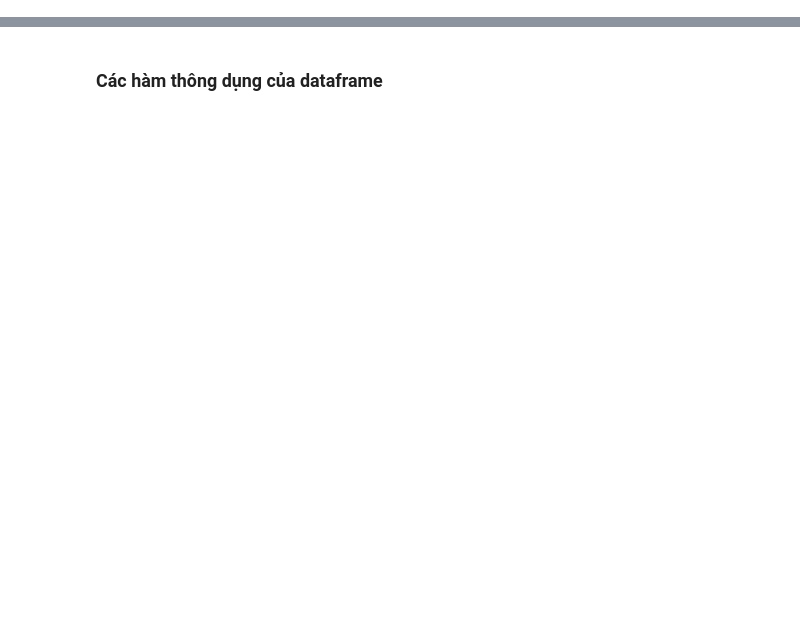
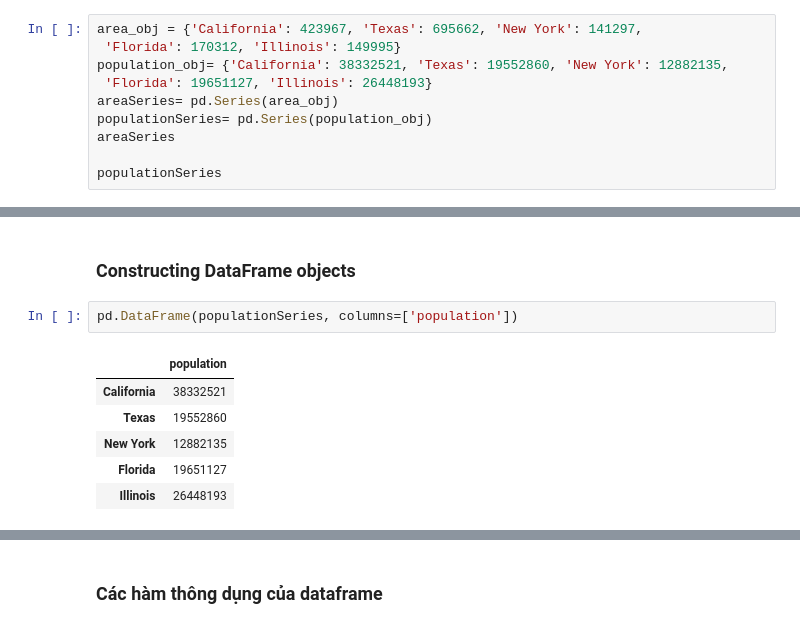
Before and after one commit to sonhoang23/Data-Science, a Jupyter notebook: repos/SonHoang23/1. PythonDataScienceHandbook/CodeExplore_1_Pandas_DataFrame/Pandas.ipynb, the cells around one changed output, grey strips where cells are left out. Drawn from its saved outputs; the diff is of its cells as text; blank space fills up the shorter version.

```diff
--- a/repos/SonHoang23/1. PythonDataScienceHandbook/CodeExplore_1_Pandas_DataFrame/Pandas.ipynb
+++ b/repos/SonHoang23/1. PythonDataScienceHandbook/CodeExplore_1_Pandas_DataFrame/Pandas.ipynb
@@ -7,0 +140,10 @@ iris_dataframe= pd.DataFrame(X_train, columns= iris_dataset.feature_names)
+# %%
+area_obj = {'California': 423967, 'Texas': 695662, 'New York': 141297,
+ 'Florida': 170312, 'Illinois': 149995}
+population_obj= {'California': 38332521, 'Texas': 19552860, 'New York': 12882135,
+ 'Florida': 19651127, 'Illinois': 26448193}
+areaSeries= pd.Series(area_obj)
+populationSeries= pd.Series(population_obj)
+areaSeries
+
+populationSeries
@@ -7,0 +186,11 @@ iris_dataframe= pd.DataFrame(X_train, columns= iris_dataset.feature_names)
+# %% [markdown]
+### Constructing DataFrame objects
+# %%
+pd.DataFrame(populationSeries, columns=['population'])
+# %% [output]
+|  | population |
+| California | 38332521 |
+| Texas | 19552860 |
+| New York | 12882135 |
+| Florida | 19651127 |
+| Illinois | 26448193 |
```
Also changed, not shown: parts of 59 cells of this notebook, 19 other files.
